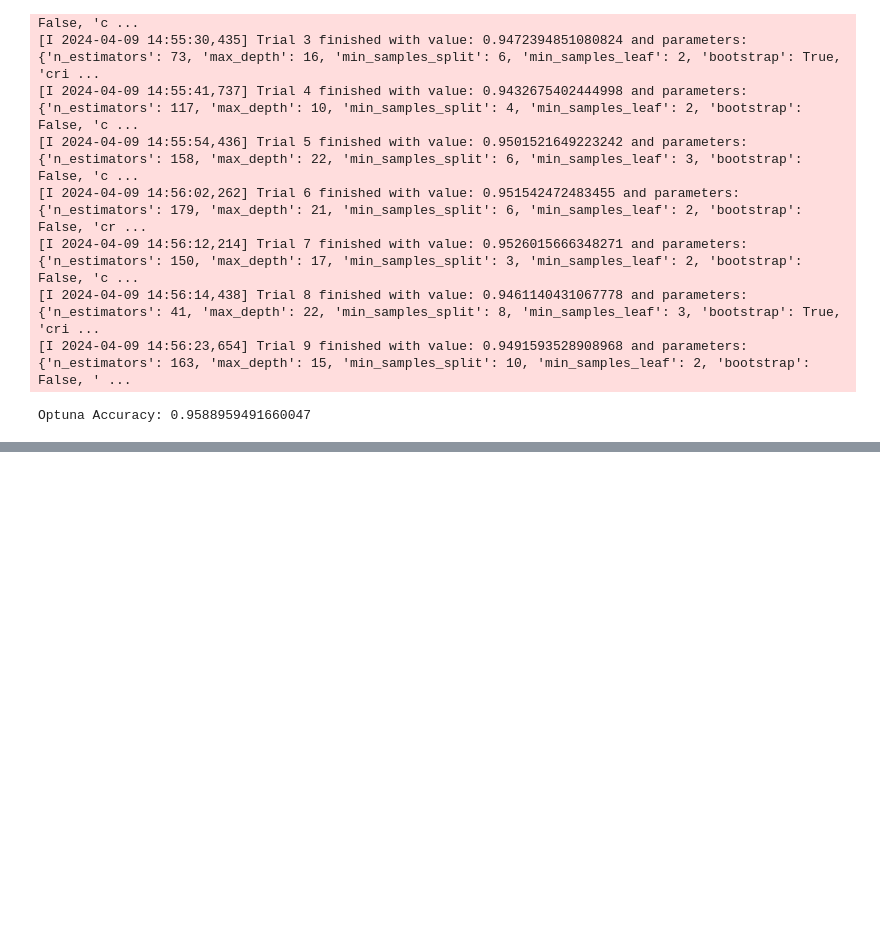
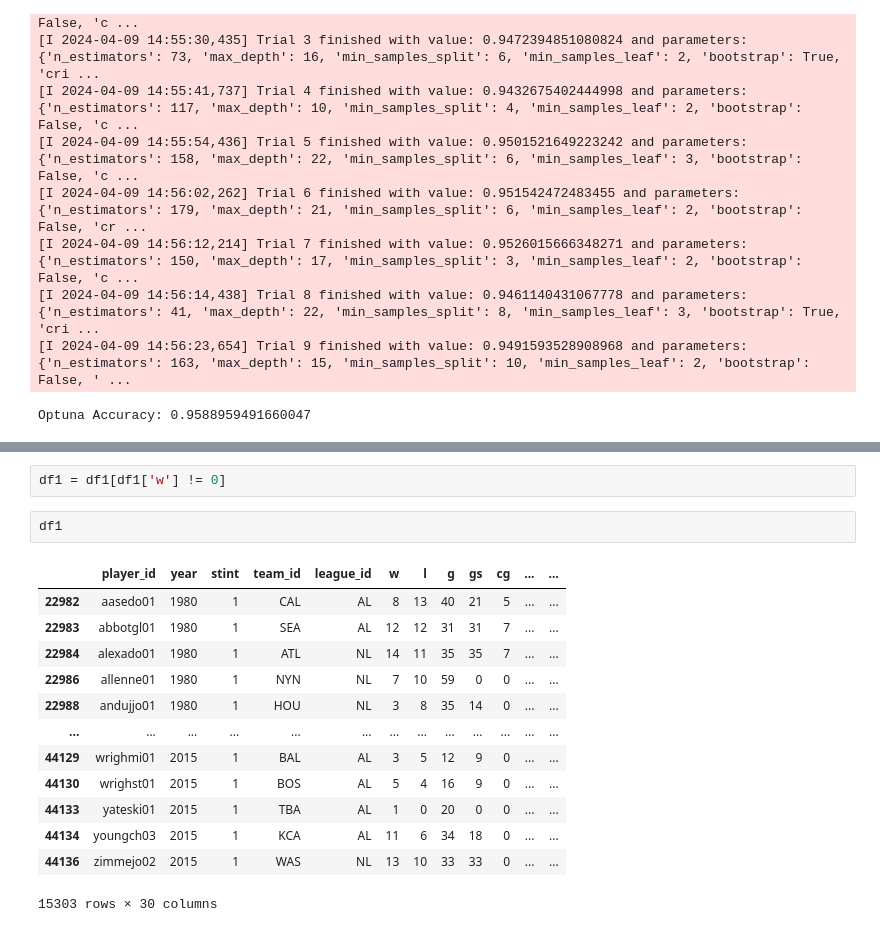
Before and after one commit to HUFS-DAT/2024-1_Seminar, a Jupyter notebook: Weekly Task/4차과제/박민규_4차_과제.ipynb, the cells around one changed output, grey strips where cells are left out. Cells and saved outputs as stored; diff of their text form; blank space fills up the shorter version.

```diff
--- a/Weekly Task/4차과제/박민규_4차_과제.ipynb
+++ b/Weekly Task/4차과제/박민규_4차_과제.ipynb
@@ -632,0 +739,18 @@ Optuna Accuracy: 0.9588959491660047
+# %%
+df1 = df1[df1['w'] != 0]
+# %%
+df1
+# %% [output]
+|  | player_id | year | stint | team_id | league_id | w | l | g | gs | cg | ... | ... |
+| 22982 | aasedo01 | 1980 | 1 | CAL | AL | 8 | 13 | 40 | 21 | 5 | ... | ... |
+| 22983 | abbotgl01 | 1980 | 1 | SEA | AL | 12 | 12 | 31 | 31 | 7 | ... | ... |
+| 22984 | alexado01 | 1980 | 1 | ATL | NL | 14 | 11 | 35 | 35 | 7 | ... | ... |
+| 22986 | allenne01 | 1980 | 1 | NYN | NL | 7 | 10 | 59 | 0 | 0 | ... | ... |
+| 22988 | andujjo01 | 1980 | 1 | HOU | NL | 3 | 8 | 35 | 14 | 0 | ... | ... |
+| ... | ... | ... | ... | ... | ... | ... | ... | ... | ... | ... | ... | ... |
+| 44129 | wrighmi01 | 2015 | 1 | BAL | AL | 3 | 5 | 12 | 9 | 0 | ... | ... |
+| 44130 | wrighst01 | 2015 | 1 | BOS | AL | 5 | 4 | 16 | 9 | 0 | ... | ... |
+| 44133 | yateski01 | 2015 | 1 | TBA | AL | 1 | 0 | 20 | 0 | 0 | ... | ... |
+| 44134 | youngch03 | 2015 | 1 | KCA | AL | 11 | 6 | 34 | 18 | 0 | ... | ... |
+| 44136 | zimmejo02 | 2015 | 1 | WAS | NL | 13 | 10 | 33 | 33 | 0 | ... | ... |
+15303 rows × 30 columns
```
Also changed, not shown: parts of 38 cells of this notebook.
